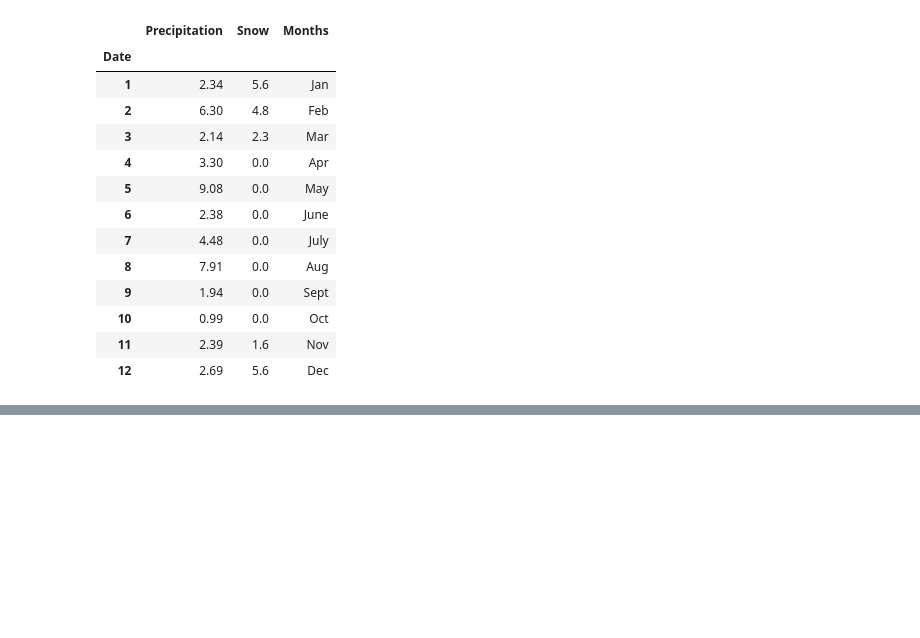
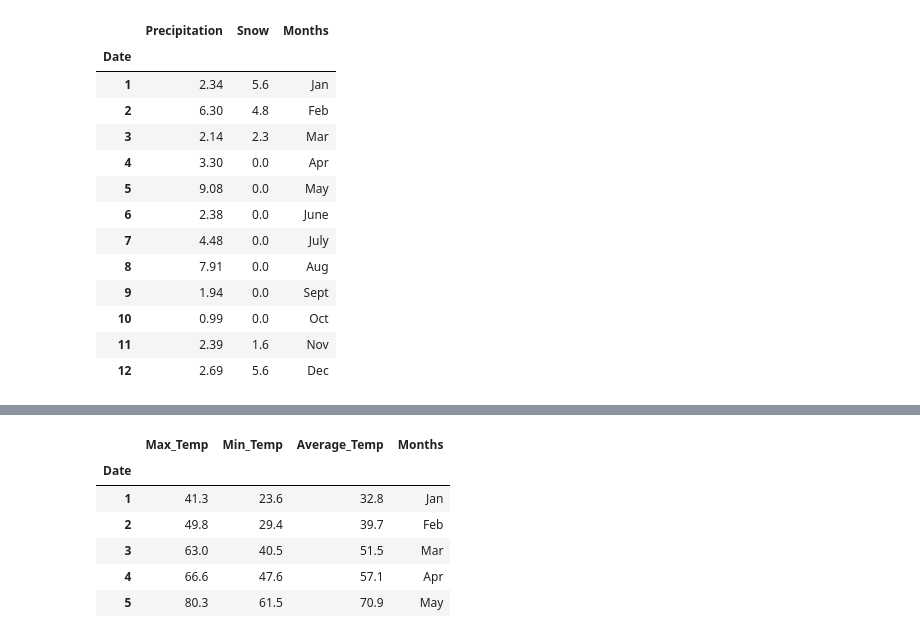
Before and after one commit to BerisDizdar/City_Weather_Comparison, a Jupyter notebook: City_Weather_Comp_2.ipynb, the cells around one changed output, grey strips where cells are left out. Drawn from its saved outputs; the diff is of its cells as text; code cells hidden in the pictures; blank space fills up the shorter version.

```diff
--- a/City_Weather_Comp_2.ipynb
+++ b/City_Weather_Comp_2.ipynb
@@ -377,0 +404,11 @@ px.histogram(Cinci_Monthly_Rain_Snow, x='Months', y='Precipitation', title='Cinc
+# %%
+Louis_Monthly_Mean['Months'] = Month_Column
+Louis_Monthly_Mean.head()
+# %% [output]
+|  | Max_Temp | Min_Temp | Average_Temp | Months |
+| Date |  |  |  |  |
+| 1 | 41.3 | 23.6 | 32.8 | Jan |
+| 2 | 49.8 | 29.4 | 39.7 | Feb |
+| 3 | 63.0 | 40.5 | 51.5 | Mar |
+| 4 | 66.6 | 47.6 | 57.1 | Apr |
+| 5 | 80.3 | 61.5 | 70.9 | May |
```
Also changed, not shown: parts of 7 cells of this notebook.
